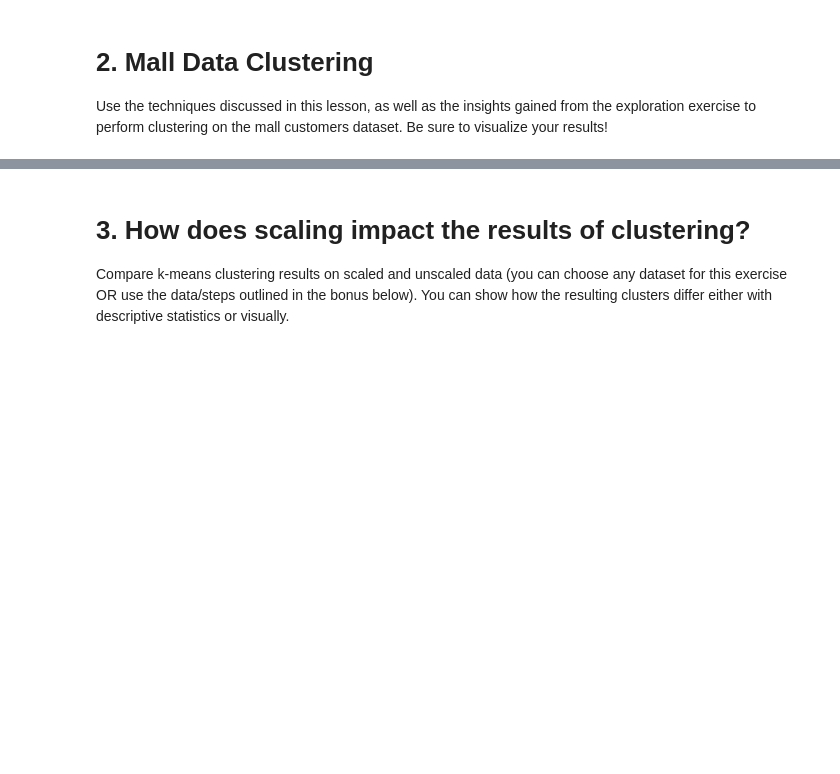
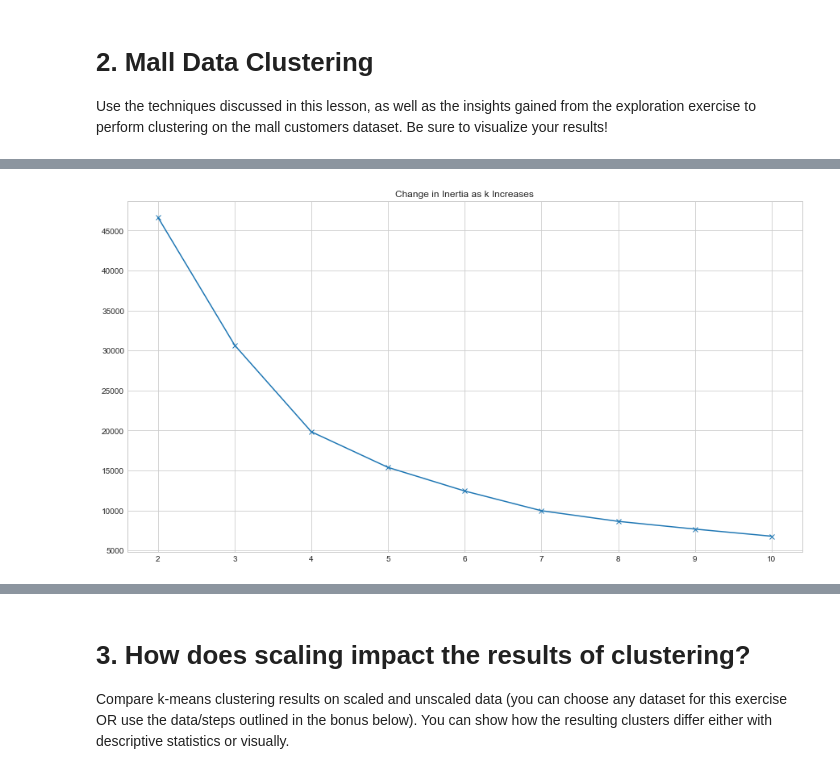
Before and after one commit to Jonessn22/clustering-exercises, a Jupyter notebook: 03b_modeling_exercises.ipynb, the cells around one changed output, grey strips where cells are left out. Cells and saved outputs as stored; diff of their text form; code cells hidden in the pictures; blank space fills up the shorter version.

```diff
--- a/03b_modeling_exercises.ipynb
+++ b/03b_modeling_exercises.ipynb
@@ -324,0 +469,5 @@ See Full Dataframe in Mito
+# %%
+plt.figure(figsize = (15, 8))
+model.plot_inertia(X_mall, 2, 11)
+# %% [output]
+[figure, added]
```
Also changed, not shown: parts of 25 cells of this notebook, 1 other file.
